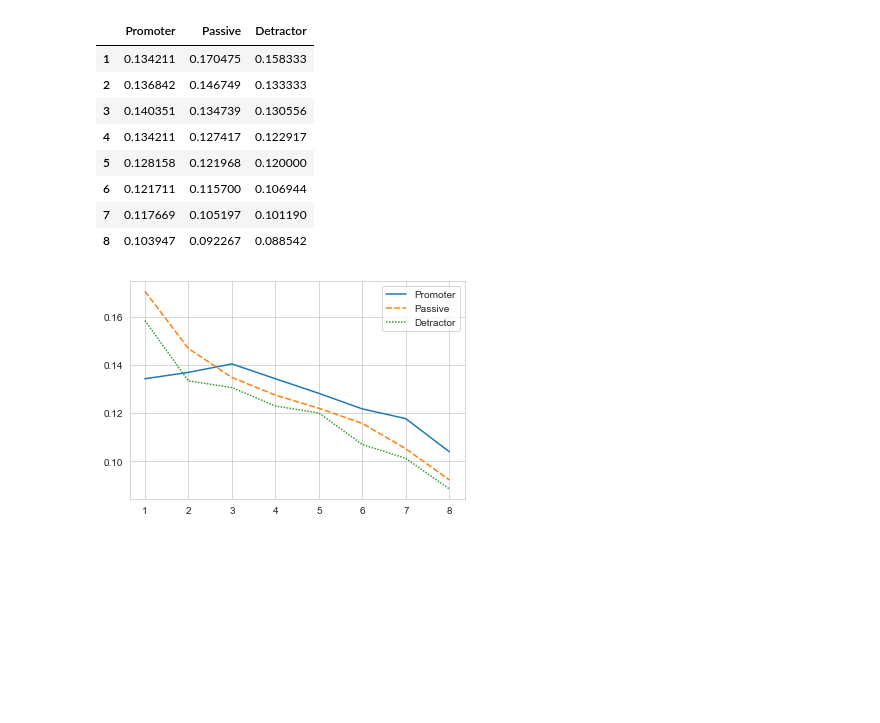
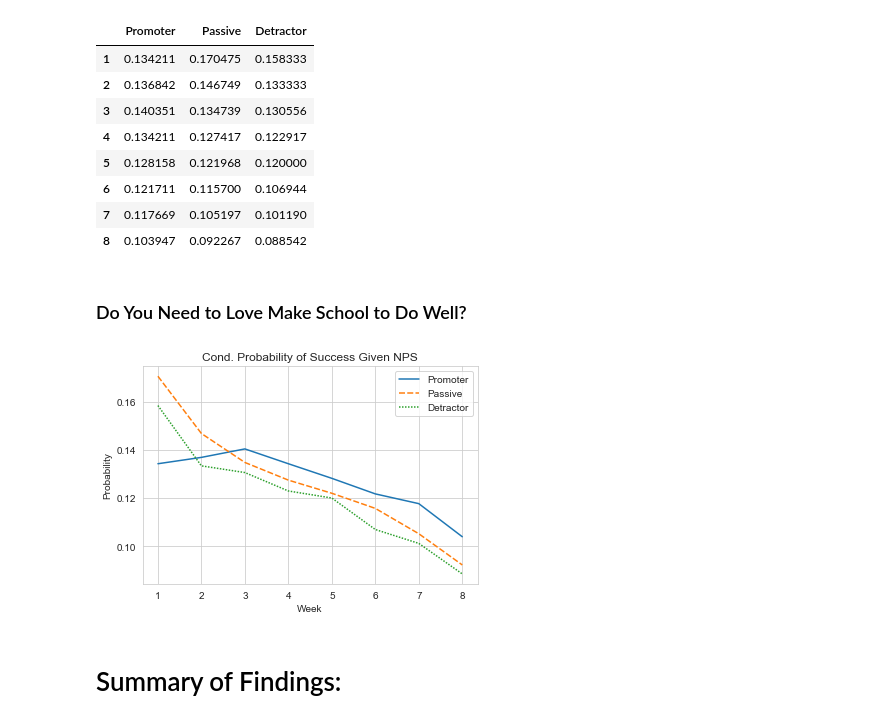
Before and after one commit to UPstartDeveloper/NPS_project, a Jupyter notebook: NPS_data_wrangling.ipynb, the cells around one changed output. Cells and saved outputs as stored; diff of their text form; code cells hidden in the pictures; blank space fills up the shorter version.

```diff
--- a/NPS_data_wrangling.ipynb
+++ b/NPS_data_wrangling.ipynb
@@ -342,11 +374,15 @@ percents
 | 6 | 0.121711 | 0.115700 | 0.106944 |
 | 7 | 0.117669 | 0.105197 | 0.101190 |
 | 8 | 0.103947 | 0.092267 | 0.088542 |
-# %%
-# Alt Representation Using Line Plot - Shoutout to John for helping me with this!
-ax.set(xlabel='Week', ylabel='NPS Score',
-       title='Variance in Survey Responses by Track')
-sns.lineplot(data=percents)
-plt.show()
-# %% [output]
-[figure, removed]
+# %% [markdown]
+### Do You Need to Love Make School to Do Well?
+# %%
+fig, ax = plt.subplots()
+ax.set(xlabel='Week', ylabel='Probability',
+       title='Cond. Probability of Success Given NPS')
+sns.lineplot(data=percents)
+plt.show()
+# %% [output]
+[figure, added]
+# %% [markdown]
+# Summary of Findings:
```
Also changed, not shown: parts of 59 cells of this notebook.
